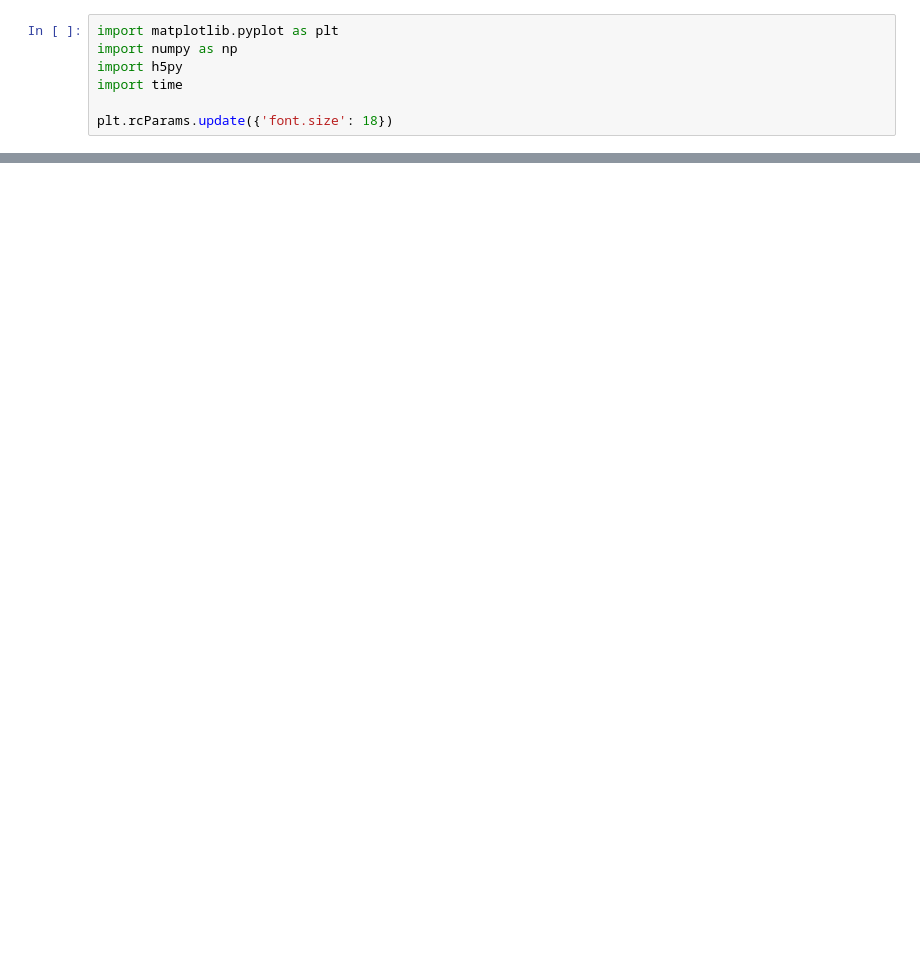
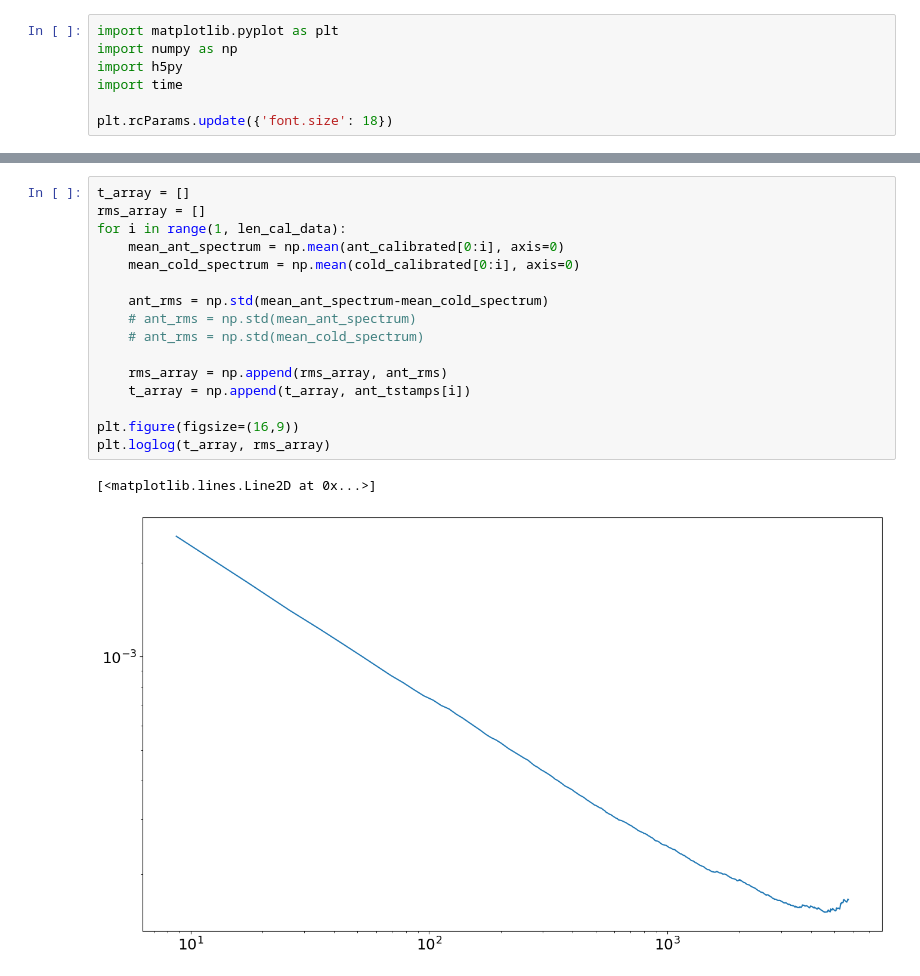
Before and after one commit to jnthek/amateur_astronomy, a Jupyter notebook: diy_radiometer/Test_hdf5_read.ipynb, the cells around one changed output, grey strips where cells are left out. Cells and saved outputs as stored; diff of their text form; blank space fills up the shorter version.

```diff
--- a/diy_radiometer/Test_hdf5_read.ipynb
+++ b/diy_radiometer/Test_hdf5_read.ipynb
@@ -82,0 +85,19 @@ Reading 20230501-210315_fftw.h5
+# %%
+t_array = []
+rms_array = []
+for i in range(1, len_cal_data):
+    mean_ant_spectrum = np.mean(ant_calibrated[0:i], axis=0)
+    mean_cold_spectrum = np.mean(cold_calibrated[0:i], axis=0)
+
+    ant_rms = np.std(mean_ant_spectrum-mean_cold_spectrum)
+    # ant_rms = np.std(mean_ant_spectrum)
+    # ant_rms = np.std(mean_cold_spectrum)
+
+    rms_array = np.append(rms_array, ant_rms)
+    t_array = np.append(t_array, ant_tstamps[i])
+
+plt.figure(figsize=(16,9))
+plt.loglog(t_array, rms_array)
+# %% [output]
+[<matplotlib.lines.Line2D at 0x...>]
+[figure, added]
```
Also changed, not shown: parts of 2 cells of this notebook.
